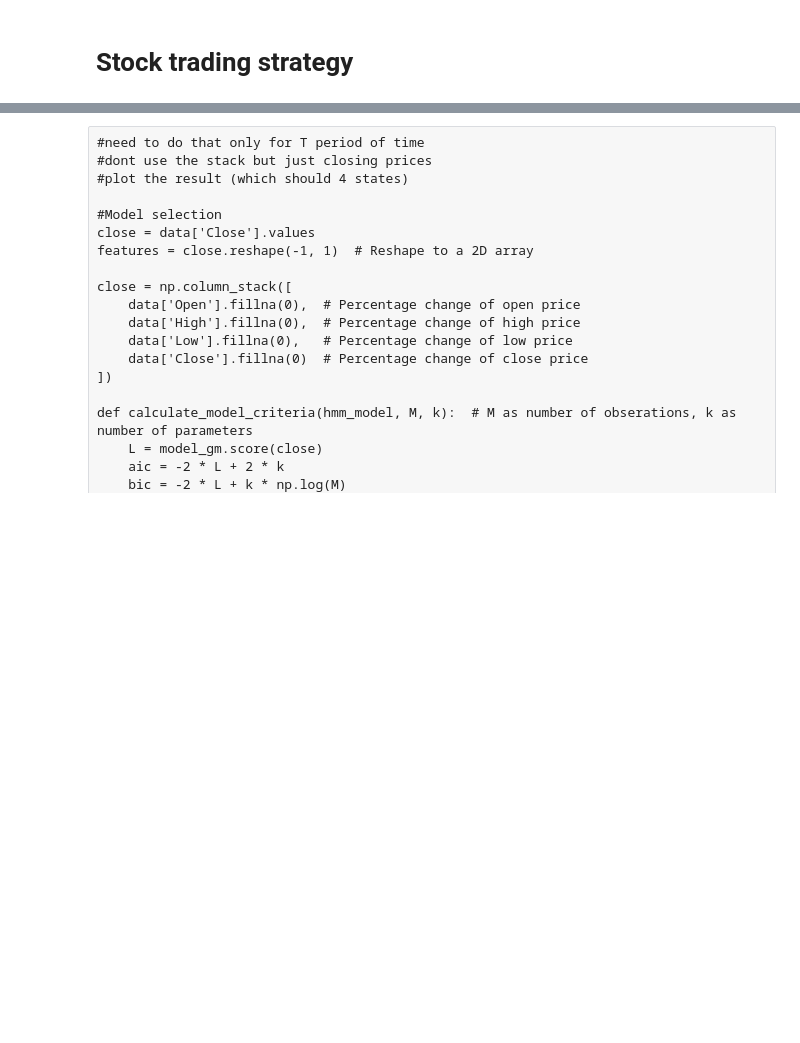
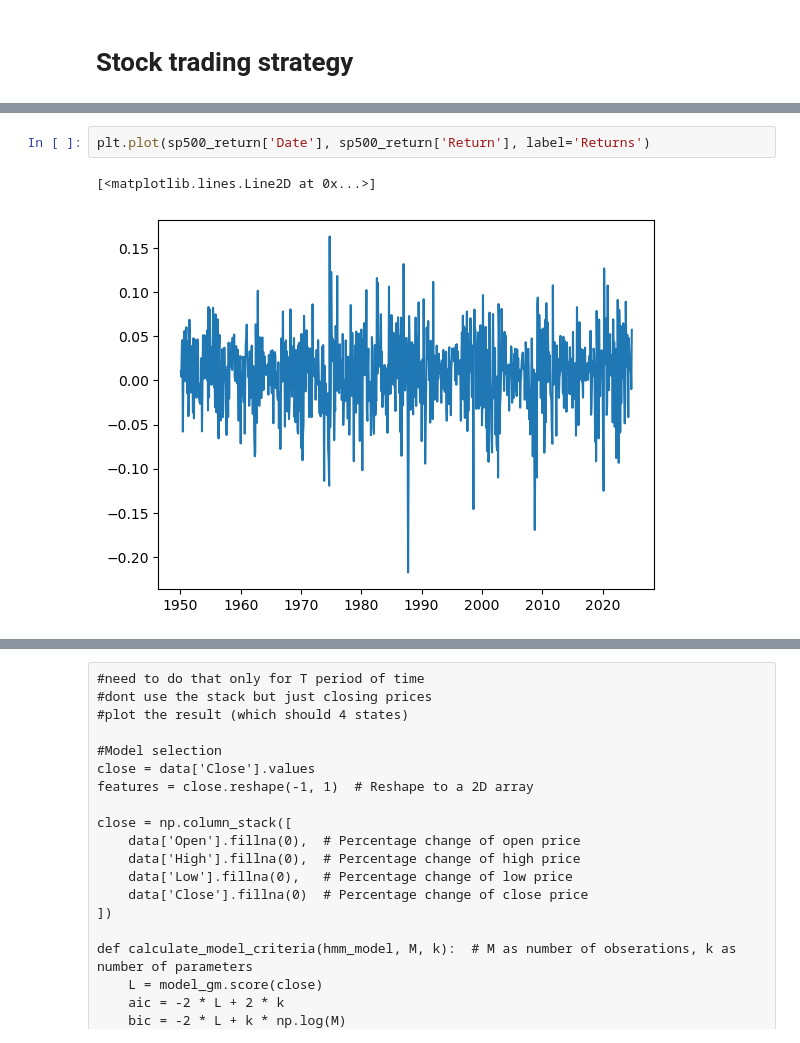
Before and after one commit to rinaaro/TS-project---HMM, a Jupyter notebook: Replication.ipynb, the cells around one changed output, grey strips where cells are left out. Drawn from its saved outputs; the diff is of its cells as text; blank space fills up the shorter version.

```diff
--- a/Replication.ipynb
+++ b/Replication.ipynb
@@ -502,0 +659,5 @@ print(f"Buy-and-Hold Cumulative Return: {buy_and_hold_return.iloc[-1]:.2f}")
+# %%
+plt.plot(sp500_return['Date'], sp500_return['Return'], label='Returns')
+# %% [output]
+[<matplotlib.lines.Line2D at 0x...>]
+[figure, added]
```
Also changed, not shown: parts of 10 cells of this notebook.
